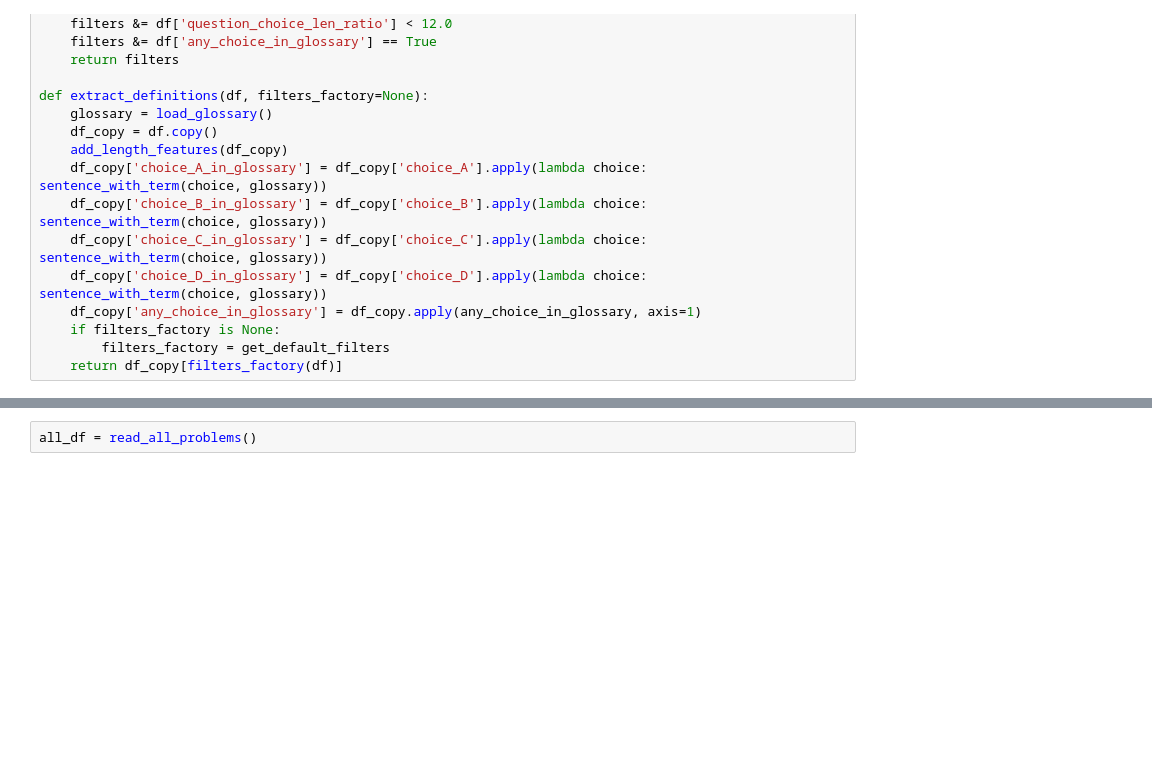
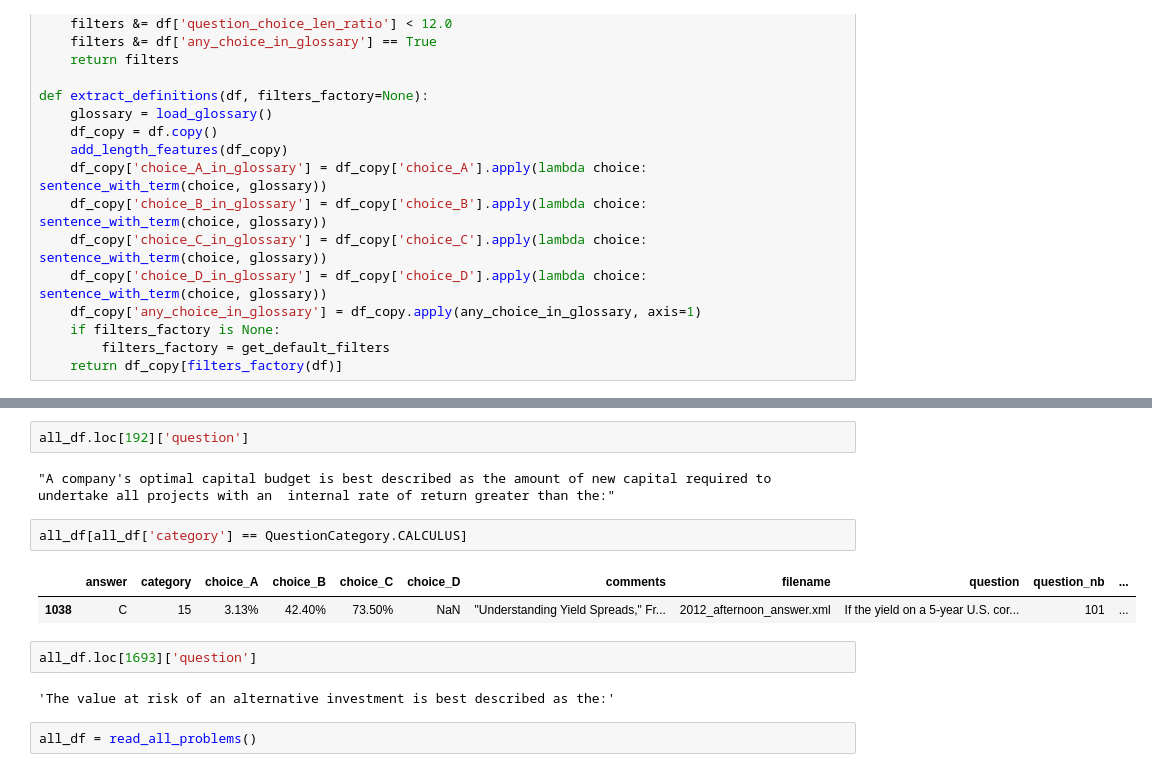
Before and after one commit to CfaBotTeam/CfaBot, a Jupyter notebook: Playground/Classify_Questions.ipynb, the cells around one changed output, grey strips where cells are left out. Saved outputs shown, nothing was run; the diff lists cells and outputs as text; blank space fills up the shorter version.

```diff
--- a/Playground/Classify_Questions.ipynb
+++ b/Playground/Classify_Questions.ipynb
@@ -222,3 +165,16 @@ See the caveats in the documentation: http://pandas.pydata.org/pandas-docs/stabl
+# %%
+all_df.loc[192]['question']
+# %% [output]
+"A company's optimal capital budget is best described as the amount of new capital required to undertake all projects with an  internal rate of return greater than the:"
+# %%
+all_df[all_df['category'] == QuestionCategory.CALCULUS]
+# %% [output]
+|  | answer | category | choice_A | choice_B | choice_C | choice_D | comments | filename | question | question_nb | ... |
+| 1038 | C | 15 | 3.13% | 42.40% | 73.50% | NaN | "Understanding Yield Spreads," Fr... | 2012_afternoon_answer.xml | If the yield on a 5-year U.S. cor... | 101 | ... |
+# %%
+all_df.loc[1693]['question']
+# %% [output]
+'The value at risk of an alternative investment is best described as the:'
 # %%
 all_df = read_all_problems()
 # %%
```
Also changed, not shown: parts of 16 cells of this notebook, 22 other files.
